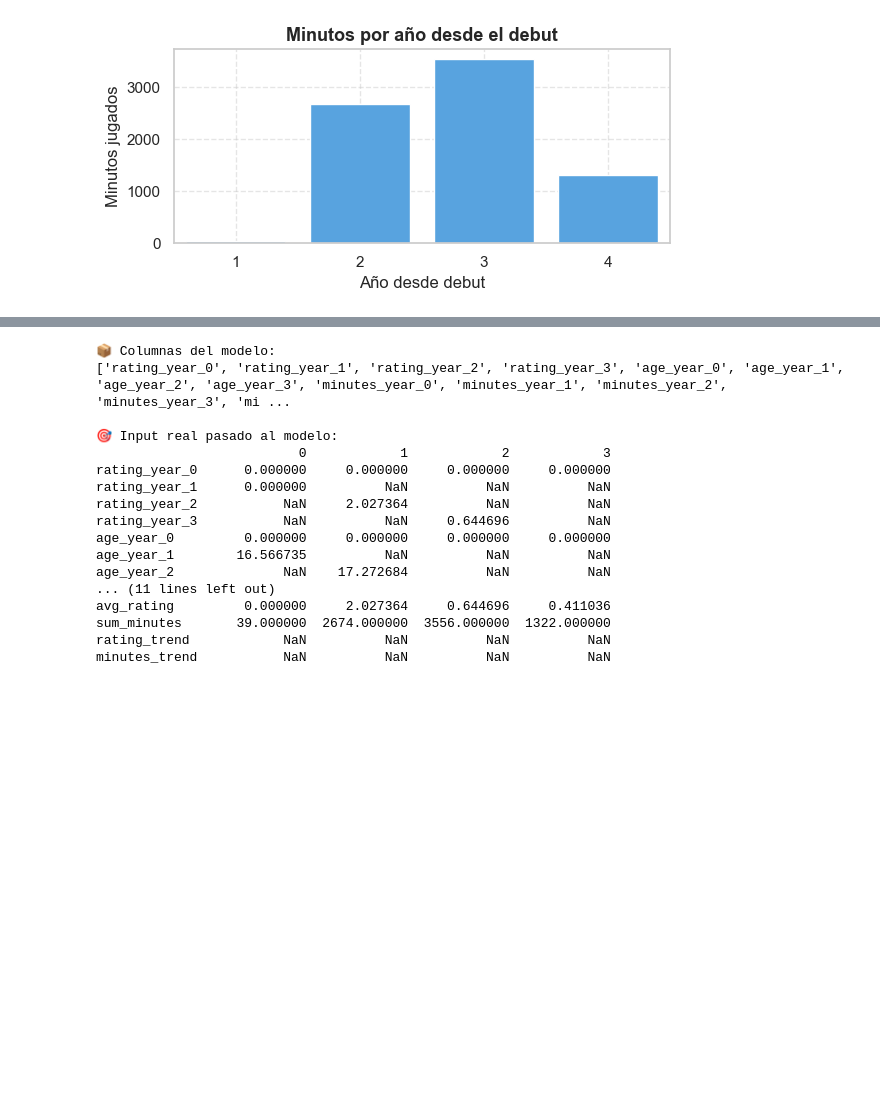
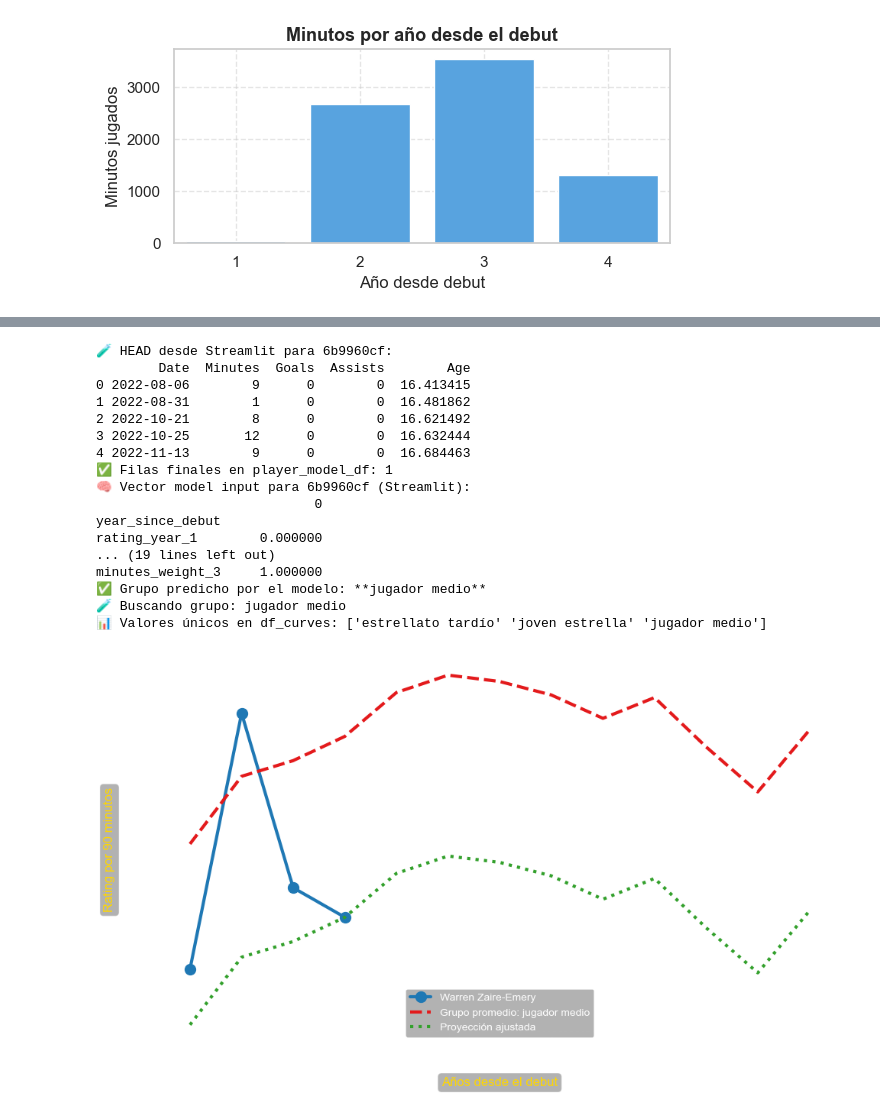
Before and after one commit to JuanmaCM7/Futpeak, a Jupyter notebook: notebooks/predict_young_players.ipynb, the cells around one changed output, grey strips where cells are left out. Saved outputs shown, nothing was run; the diff lists cells and outputs as text; code cells hidden in the pictures; blank space fills up the shorter version.

Commit message:
Streamlit prácticamente acabado y modelos listos.

```diff
--- a/notebooks/predict_young_players.ipynb
+++ b/notebooks/predict_young_players.ipynb
@@ -731,27 +597,50 @@ build_player_df("6b9960cf").head()
-# %%
-# Este es el vector que realmente estás usando
-X_input = player_model_df.reindex(columns=model_features, fill_value=0)
-
-print("\n📦 Columnas del modelo:")
-print(model_features)
-
-print("\n🎯 Input real pasado al modelo:")
-print(X_input.T)
-# %% [output]
-📦 Columnas del modelo:
-['rating_year_0', 'rating_year_1', 'rating_year_2', 'rating_year_3', 'age_year_0', 'age_year_1', 'age_year_2', 'age_year_3', 'minutes_year_0', 'minutes_year_1', 'minutes_year_2', 'minutes_year_3', 'mi ...
-
-🎯 Input real pasado al modelo:
-                          0            1            2            3
-rating_year_0      0.000000     0.000000     0.000000     0.000000
-rating_year_1      0.000000          NaN          NaN          NaN
-rating_year_2           NaN     2.027364          NaN          NaN
-rating_year_3           NaN          NaN     0.644696          NaN
-age_year_0         0.000000     0.000000     0.000000     0.000000
-age_year_1        16.566735          NaN          NaN          NaN
-age_year_2              NaN    17.272684          NaN          NaN
-... (11 lines left out)
-avg_rating         0.000000     2.027364     0.644696     0.411036
-sum_minutes       39.000000  2674.000000  3556.000000  1322.000000
-rating_trend            NaN          NaN          NaN          NaN
-minutes_trend           NaN          NaN          NaN          NaN
+# %%
+from model_utils import load_model_assets
+from model_runner import prepare_features, get_curve_by_group, adjust_projection
+from stats import plot_rating_projection
+import matplotlib.pyplot as plt
+
+# Cargar modelo y features
+model, le, df_curves, model_features = load_model_assets()
+
+# Preparar input
+player_id = "6b9960cf"
+player_name = "Warren Zaire-Emery"
+X_input, seasonal_df = prepare_features(player_id)
+X_input = X_input.reindex(columns=model_features, fill_value=0)
+
+# Predecir grupo
+pred_encoded = model.predict(X_input)[0]
+pred_label = le.inverse_transform([pred_encoded])[0]
+print(f"✅ Grupo predicho por el modelo: **{pred_label}**")
+
+# Obtener curva del grupo y ajustar proyección
+group_curve = get_curve_by_group(pred_label)
+group_curve = adjust_projection(group_curve, seasonal_df)
+
+# 🔒 Limitar a 13 años desde el debut
+seasonal_df = seasonal_df[seasonal_df['year_since_debut'] <= 13]
+group_curve = group_curve[group_curve['year_since_debut'] <= 13]
+
+# Graficar
+fig = plot_rating_projection(player_name, seasonal_df, group_curve, pred_label)
+plt.show()
+# %% [output]
+🧪 HEAD desde Streamlit para 6b9960cf:
+        Date  Minutes  Goals  Assists        Age
+0 2022-08-06        9      0        0  16.413415
+1 2022-08-31        1      0        0  16.481862
+2 2022-10-21        8      0        0  16.621492
+3 2022-10-25       12      0        0  16.632444
+4 2022-11-13        9      0        0  16.684463
+✅ Filas finales en player_model_df: 1
+🧠 Vector model input para 6b9960cf (Streamlit):
+                            0
+year_since_debut
+rating_year_1        0.000000
+... (19 lines left out)
+minutes_weight_3     1.000000
+✅ Grupo predicho por el modelo: **jugador medio**
+🧪 Buscando grupo: jugador medio
+📊 Valores únicos en df_curves: ['estrellato tardío' 'joven estrella' 'jugador medio']
+[figure, added]
```
Also changed, not shown: parts of 8 cells of this notebook, 6 other files.
